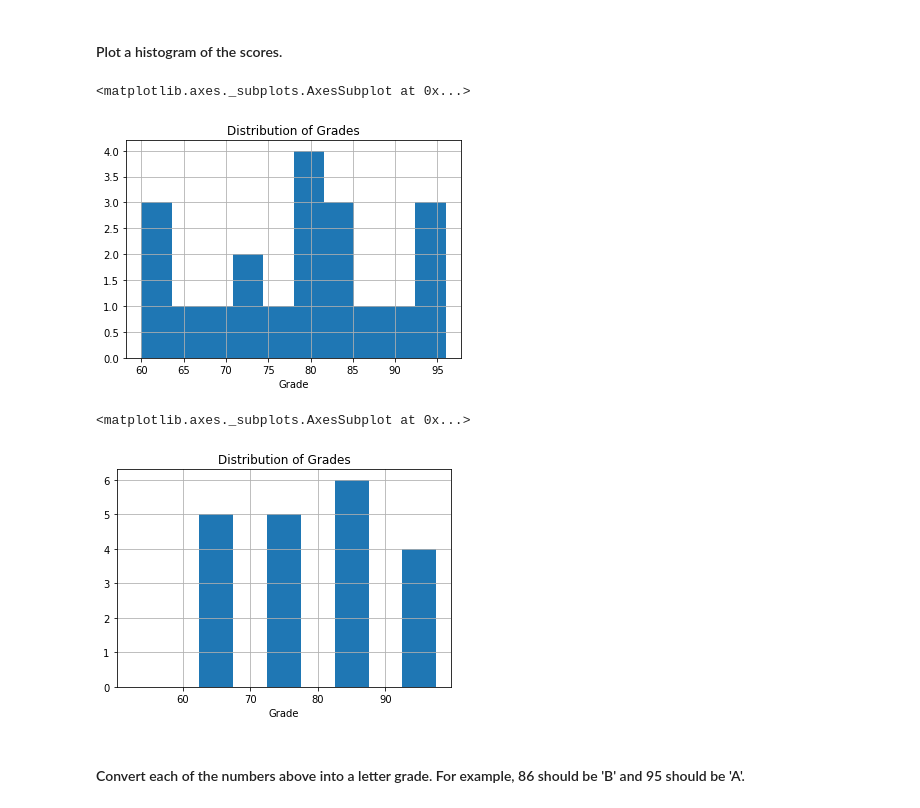
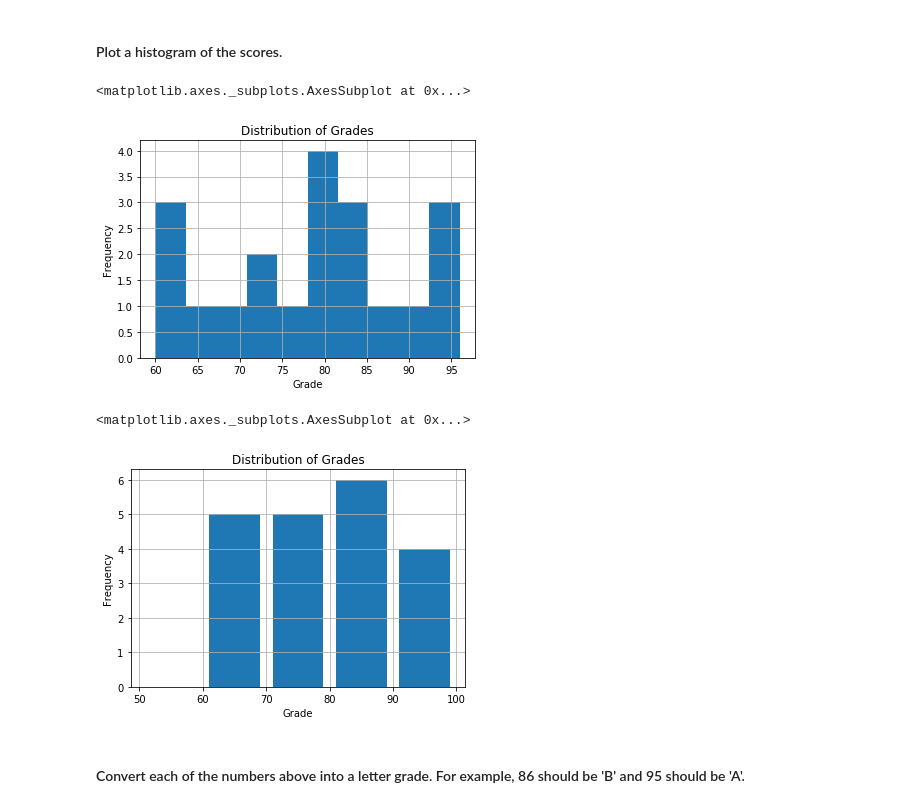
Before and after one commit to adam-gomez/numpy-pandas-visualization-exercises, a Jupyter notebook: pandas_series.ipynb, the cells around one changed output. Drawn from its saved outputs; the diff is of its cells as text; code cells hidden in the pictures.

```diff
--- a/pandas_series.ipynb
+++ b/pandas_series.ipynb
@@ -468,17 +468,19 @@ The highest score was 96.
 # %%
 plt.title('Distribution of Grades')
 plt.xlabel('Grade')
+plt.ylabel('Frequency')
 scores.hist()
 # %% [output]
 <matplotlib.axes._subplots.AxesSubplot at 0x...>
-[figure, old version]
+[figure, new version]
 # %%
 plt.title('Distribution of Grades')
 plt.xlabel('Grade')
-scores.hist(bins = [50, 60, 70, 80, 90, 100],rwidth = .5)
+plt.ylabel('Frequency')
+scores.hist(bins = [50, 60, 70, 80, 90, 100],rwidth = .8)
 # %% [output]
 <matplotlib.axes._subplots.AxesSubplot at 0x...>
-[figure, old version]
+[figure, new version]
 # %% [markdown]
 #### Convert each of the numbers above into a letter grade. For example, 86 should be 'B' and 95 should be 'A'.
 # %%
```
Also changed, not shown: parts of 43 cells of this notebook.
